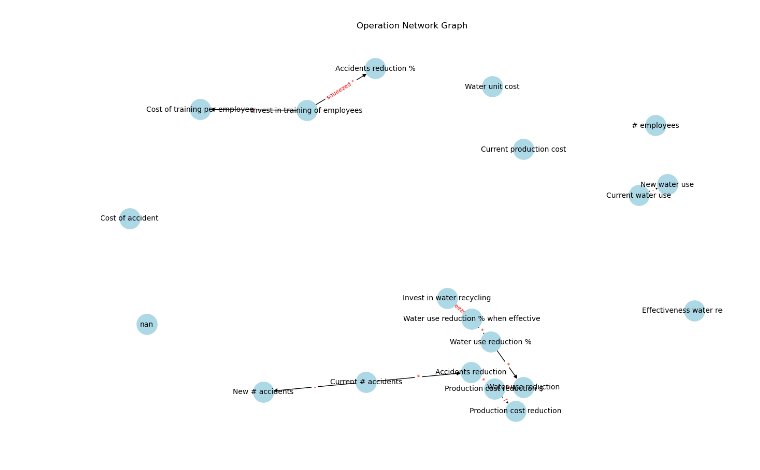
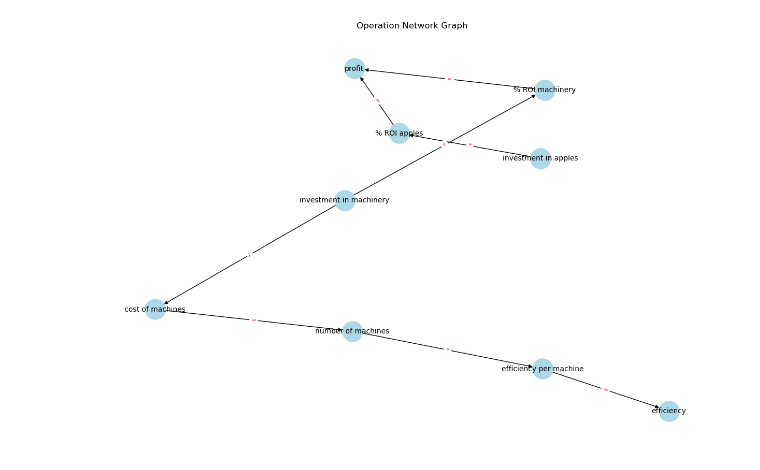
Before and after one commit to ymmath/trbs, a Jupyter notebook: model/dependency_tree_playground.ipynb, the cells around one changed output. Drawn from its saved outputs; the diff is of its cells as text; code cells hidden in the pictures.

```diff
--- a/model/dependency_tree_playground.ipynb
+++ b/model/dependency_tree_playground.ipynb
@@ -4,7 +4,7 @@ import networkx as nx
 import matplotlib.pyplot as plt
 # %%
 # Read the CSV file
-data = pd.read_csv('data/beerwiser/csv/dependencies.csv', delimiter=';')
+data = pd.read_csv('data/toy/csv/dependencies.csv')
 # %%
 data
 # %% [output]
@@ -23,31 +16,38 @@ data
 # %%
 # Initialize a directed graph
 G = nx.DiGraph()
 
 # Iterate through the rows of the DataFrame to add nodes and edges
 for index, row in data.iterrows():
     destination = row['destination']
     argument_1 = row['argument_1']
     argument_2 = row['argument_2']
     operator = row['operator']
 
     # Add nodes for destination, argument_1, and argument_2
     G.add_node(destination)
     G.add_node(argument_1)
     G.add_node(argument_2)
 
     # Add an edge from argument_1 to destination with the operator as the label
-    G.add_edge(argument_1, destination, operator=operator)
+    if pd.isna(argument_1):
+        G.add_edge(argument_2, destination, operator='squeezed')
+    elif pd.isna(argument_2):
+        G.add_edge(argument_1, destination, operator='squeezed')
+    else:
+        G.add_edge(argument_1, argument_2, operator=operator)
+        # Later make function so that based on category, we make the edge to destination
+        G.add_edge(argument_2, destination, operator='=')
 
 # Define the layout for the graph (you can use different layouts)
 pos = nx.spring_layout(G, seed=42)
 
 # Draw the graph
 plt.figure(figsize=(12, 8))
 nx.draw(G, pos, with_labels=True, node_size=800, node_color='lightblue', font_size=10, font_color='black')
 edge_labels = nx.get_edge_attributes(G, 'operator')
 nx.draw_networkx_edge_labels(G, pos, edge_labels=edge_labels, font_size=8, font_color='red')
 plt.title('Operation Network Graph')
 plt.show()
 # %% [output]
-[figure, old version]
+[figure, new version]
```
Also changed, not shown: parts of 2 cells of this notebook.
